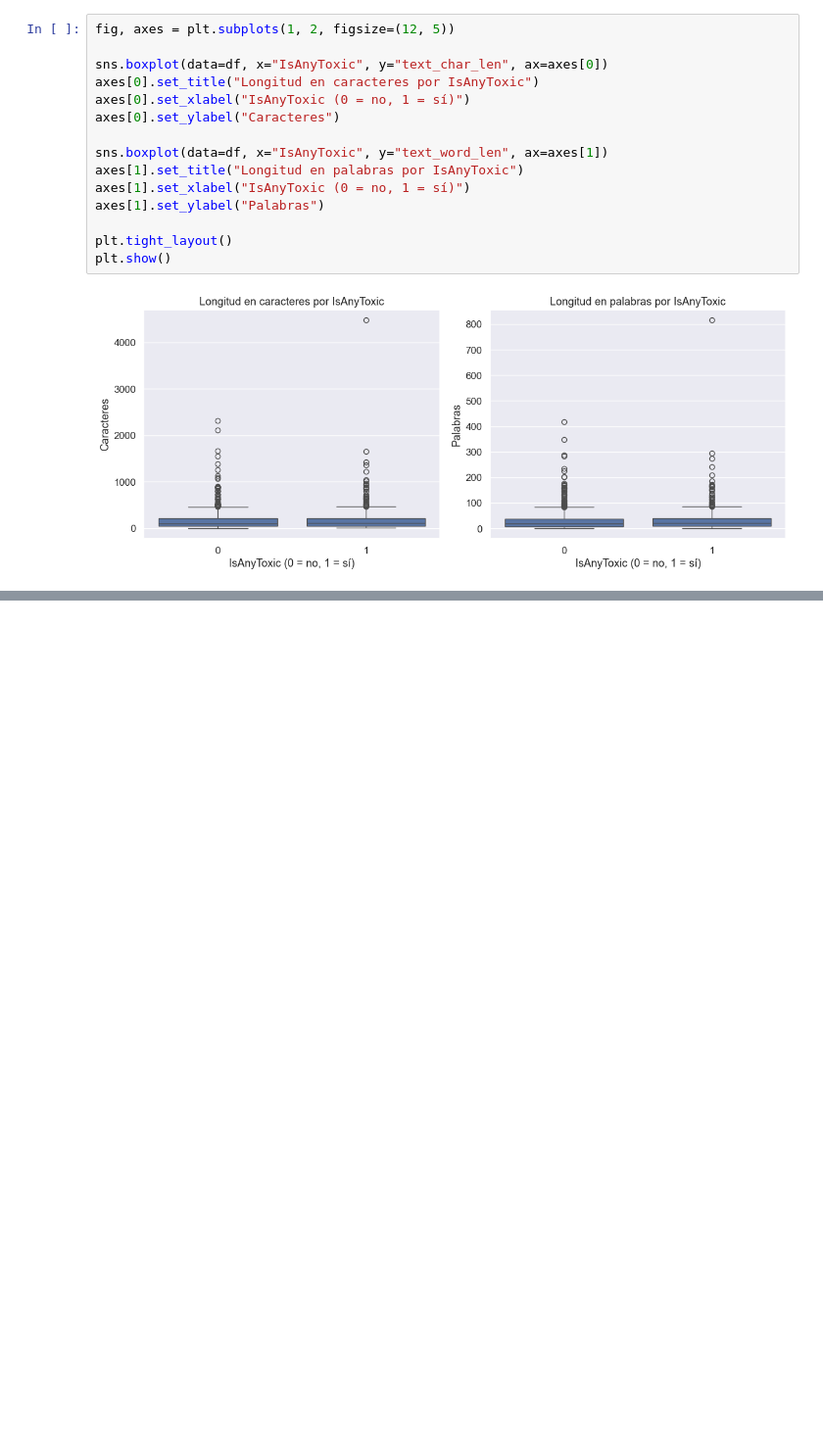
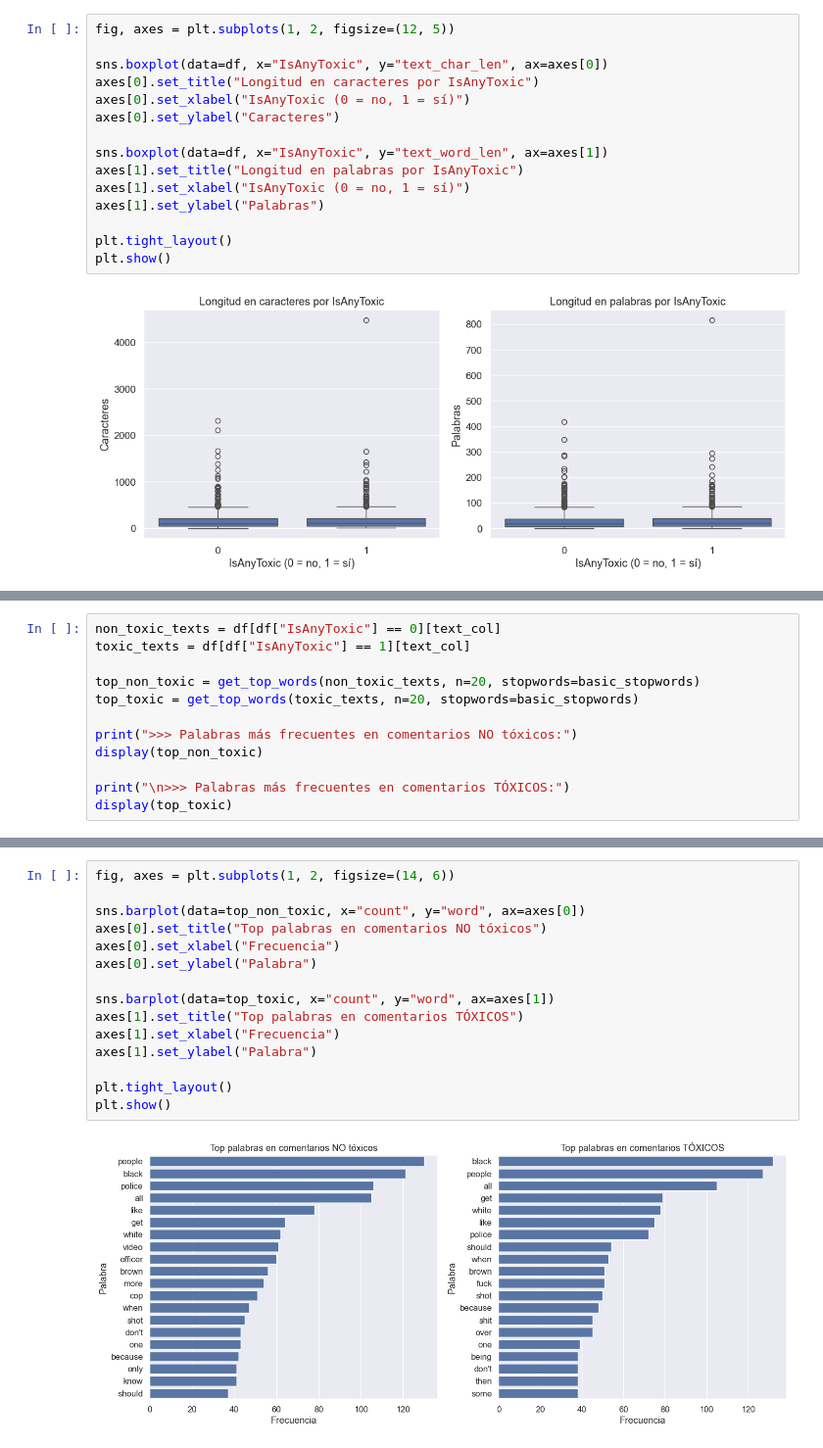
Before and after one commit to Bootcamp-IA-P5/Proyecto_X_NLP_G4, a Jupyter notebook: backend/notebooks/01_EDA.ipynb, the cells around one changed output, grey strips where cells are left out. Shown at 98% size. Saved outputs shown, nothing was run; the diff lists cells and outputs as text; blank space fills up the shorter version.

Commit message:
feat(eda): explore frequent words in toxic and non-toxic comments

```diff
--- a/backend/notebooks/01_EDA.ipynb
+++ b/backend/notebooks/01_EDA.ipynb
@@ -450,0 +497,12 @@ plt.show()
+# %%
+non_toxic_texts = df[df["IsAnyToxic"] == 0][text_col]
+toxic_texts = df[df["IsAnyToxic"] == 1][text_col]
+
+top_non_toxic = get_top_words(non_toxic_texts, n=20, stopwords=basic_stopwords)
+top_toxic = get_top_words(toxic_texts, n=20, stopwords=basic_stopwords)
+
+print(">>> Palabras más frecuentes en comentarios NO tóxicos:")
+display(top_non_toxic)
+
+print("\n>>> Palabras más frecuentes en comentarios TÓXICOS:")
+display(top_toxic)
@@ -450,0 +546,17 @@ plt.show()
+# %%
+fig, axes = plt.subplots(1, 2, figsize=(14, 6))
+
+sns.barplot(data=top_non_toxic, x="count", y="word", ax=axes[0])
+axes[0].set_title("Top palabras en comentarios NO tóxicos")
+axes[0].set_xlabel("Frecuencia")
+axes[0].set_ylabel("Palabra")
+
+sns.barplot(data=top_toxic, x="count", y="word", ax=axes[1])
+axes[1].set_title("Top palabras en comentarios TÓXICOS")
+axes[1].set_xlabel("Frecuencia")
+axes[1].set_ylabel("Palabra")
+
+plt.tight_layout()
+plt.show()
+# %% [output]
+[figure, added]
```
Also changed, not shown: parts of 3 cells of this notebook.
